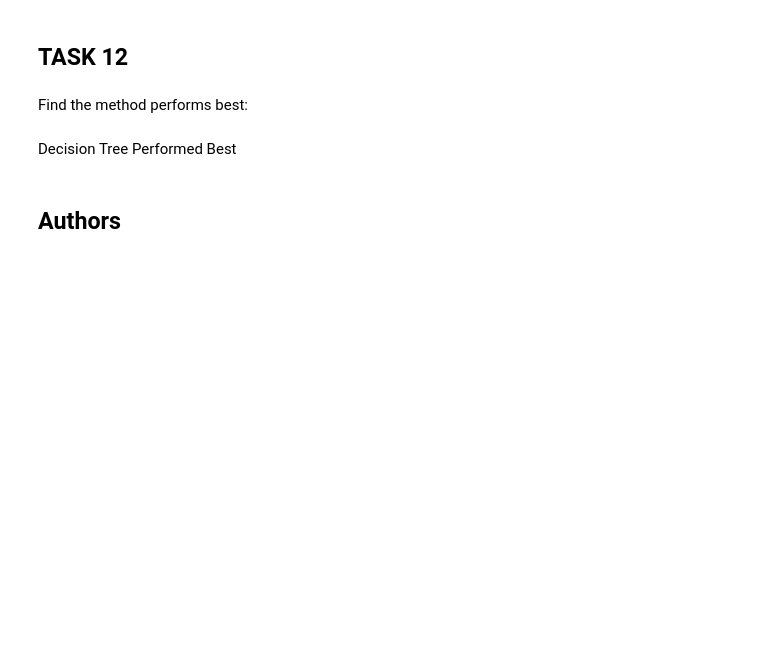
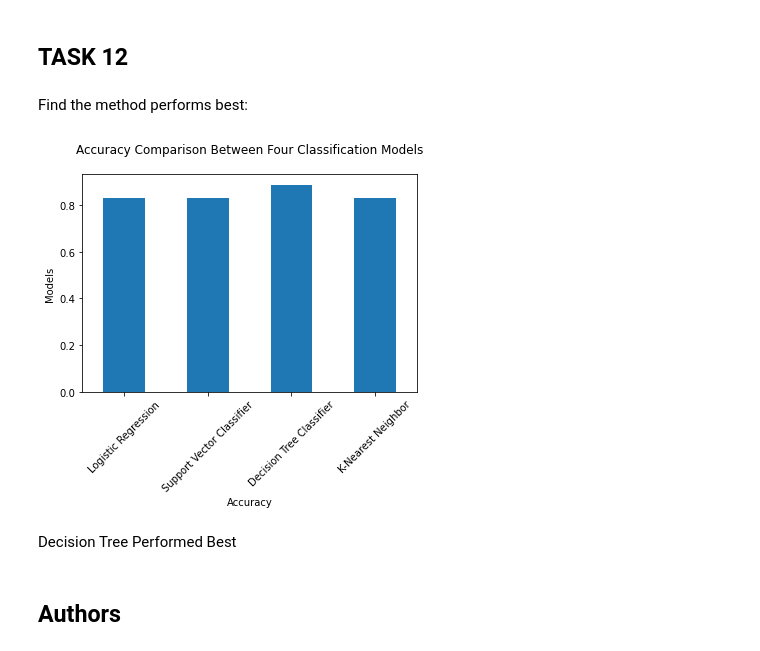
Before and after one commit to ObaloluwaVictor/Winning_Space_Race_With_Data_Science, a Jupyter notebook: SpaceX_Machine Learning Prediction_Part_5.ipynb, the cells around one changed output. Drawn from its saved outputs; the diff is of its cells as text; code cells hidden in the pictures; blank space fills up the shorter version.

```diff
--- a/SpaceX_Machine Learning Prediction_Part_5.ipynb
+++ b/SpaceX_Machine Learning Prediction_Part_5.ipynb
@@ -317,6 +317,13 @@ plot_confusion_matrix(Y_test,yhat)
 ## TASK  12
 # %% [markdown]
 Find the method performs best:
+# %%
+scores = pd.DataFrame([logreg_cv.score(X_test, Y_test), svm_cv.score(X_test, Y_test), tree_cv.score(X_test, Y_test), knn_cv.score(X_test, Y_test)], ['Logistic Regression','Support Vector Classifier','Decision Tree Classifier','K-Nearest Neighbor'])
+# %%
+scores.plot(kind = 'bar', legend = False, rot = 45, xlabel = 'Accuracy', ylabel = 'Models')
+plt.title('Accuracy Comparison Between Four Classification Models\n');
+# %% [output]
+[figure, added]
 # %% [markdown]
 Decision Tree Performed Best
 # %% [markdown]
```
Also changed, not shown: parts of 3 cells of this notebook.
